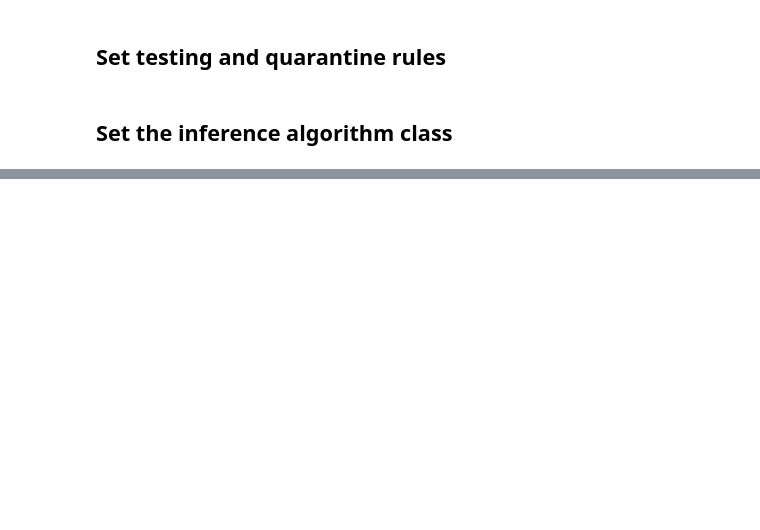
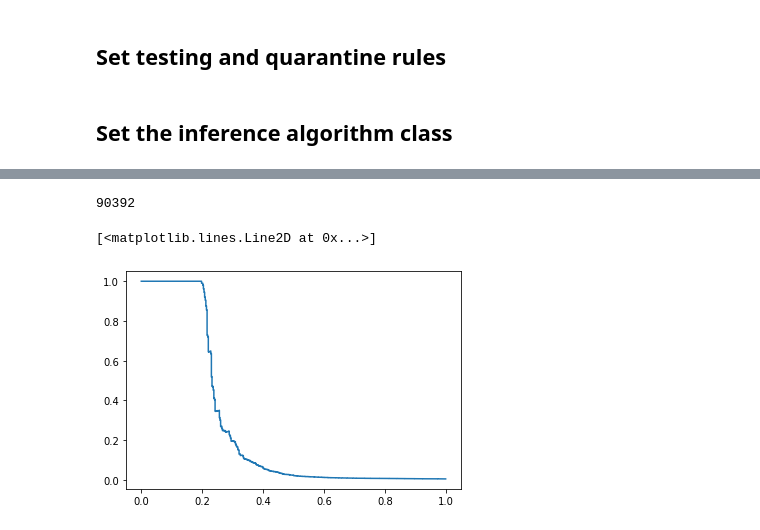
Before and after one commit to sibyl-team/loop_mtpp, a Jupyter notebook: loop_mtpp_tau.ipynb, the cells around one changed output, grey strips where cells are left out. Cells and saved outputs as stored; diff of their text form; code cells hidden in the pictures; blank space fills up the shorter version.

```diff
--- a/loop_mtpp_tau.ipynb
+++ b/loop_mtpp_tau.ipynb
@@ -46,8 +46,8 @@ with open(data_path + 'Tubingen_settings_pop1_site1.pk', 'rb') as fp:
     mob_kwargs = pickle.load(fp)
 
 mob_kwargs["delta"] = 0.2554120904376099
-T = 15
-seed_mob = 2
+T = 31
+seed_mob = 1
 t_unit = 24
 t_res = 0.25  # drop contacts with a duration < t_res (in hours)
 max_time = T * t_unit
@@ -61,12 +63,12 @@ N = mob.num_people
 # %%
 # n_indiv=np.ceil(mob_kwargs['num_people_unscaled']/mob_kwargs['downsample_pop'])
 n_seeds = {'expo': 3, 'iasy': 4, 'ipre': 5}  # select initial infected seeds
-num_test_random = 0  # number of random tests per day
+num_test_random = 50  # number of random tests per day
 fraction_sym_obs = 0.5  # fraction of Symptomatic tested positive
-initial_steps = 14  # starting time of intervention
+initial_steps = 30  # starting time of intervention
 delta_days = 1  # intervention every delta_days days
 test_HH = False
-quarantine_HH = True
+quarantine_HH = False
 adoption_fraction = 1.0
 probability_th = 0.0
 adapt_th = False
@@ -90,7 +92,7 @@ pseed = prob_seed / (2 - prob_seed)
 psus = prob_sus * (1 - pseed)
 pautoinf = 1e-6
 fp_rate = 0.0
-fn_rate = 0.285
+fn_rate = 0.0
 
 rankers = {}
 
@@ -217,0 +283,11 @@ plt.plot(x,y)
+# %%
+prec, recall = object["PPV"][30]
+# %%
+len(recall)
+# %% [output]
+90392
+# %%
+plt.plot(recall,prec)
+# %% [output]
+[<matplotlib.lines.Line2D at 0x...>]
+[figure, added]
```
Also changed, not shown: parts of 7 cells of this notebook, 1 other file.
